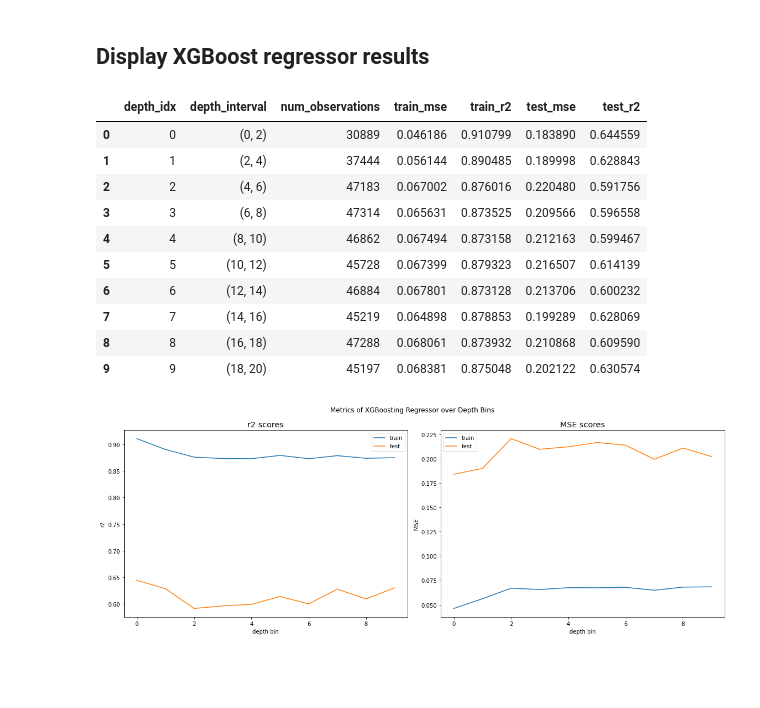
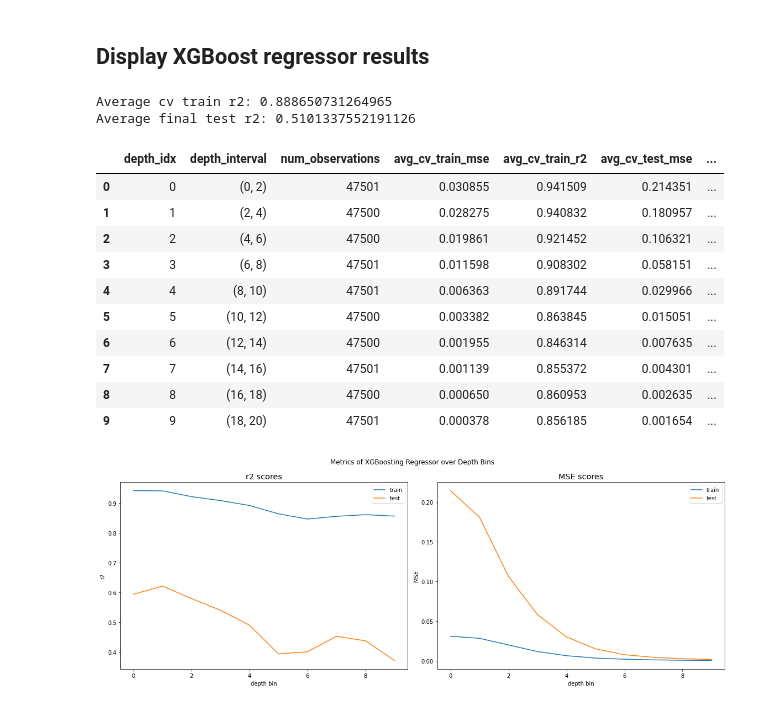
Before and after one commit to gnyirjesy/ocean-depth-characterization, a Jupyter notebook: preliminary_models/xgb_different_depths_ejd.ipynb, the cells around one changed output. Drawn from its saved outputs; the diff is of its cells as text; code cells hidden in the pictures; blank space fills up the shorter version.

```diff
--- a/preliminary_models/xgb_different_depths_ejd.ipynb
+++ b/preliminary_models/xgb_different_depths_ejd.ipynb
@@ -588,11 +495,41 @@ results_df_20 = pd.DataFrame(columns=['depth_idx', 'depth_interval', 'num_observ
 # %%
-# fit a gradient booting regression model for the first depth bin
+# fit a gradient booting regression model for the surface 20m
+verbose = 1
 plt.figure(figsize=(20,10))
 plt.suptitle('Predicted vs. True CHLA from XGBoosting Regressor by Depth Bin', fontsize='xx-large')
 
 for depth_idx in range(len(bins)-1):
-    data_df_20 = get_data_by_depth(sat_df, float_loc_df_20, depth_bin=depth_idx, verbose=0)
-    results_df_20 = run_for_depth(depth_idx=depth_idx, intervals=bins, data_df=data_df_20, results_df=results_df_20)
+
+    if verbose > 0:
+        print(f'DEPTH {depth_idx}: {bins[depth_idx]}m to {bins[depth_idx+1]}m')
+
+    # obtain data for this bin
+    data_df = get_data_by_depth(sat_df, float_loc_df, depth_bin=depth_idx)
+
+    # train-test-split and standardization
+    X_train, X_test, y_train, y_test = split_and_standardize(data_df, test_size=0.2)
+
+    if verbose > 0:
+        print(f'\tNum train samples: {X_train.shape[0]}', end='  |  ')
+        print(f'Num test samples: {X_test.shape[0]}')
+
+    # train, predict, and get scores for XGBoosting regressor
+    xgbr = XGBRegressor(n_estimators=100, max_depth=8, colsample_bytree=0.9)     # grow_policy = 'depthwise' or 'lossguide'
+    scores = train_and_get_scores(xgbr, X_train, y_train, metrics=['neg_mean_squared_error', 'r2'], n_splits=3, verbose=verbose)
+    train_preds, test_preds = fit_predict(xgbr, X_train, y_train, X_test, y_test)
+
+    if verbose > 0:
+        print(f'\tFinal test MSE: {mean_squared_error(y_test, test_preds):.4f}', end='  |  ')
+        print(f'Final test r2: {r2_score(y_test, test_preds):.4f}')
+
+    # plot predictions vs. true values
+    plot(depth_idx, bins, y_train, train_preds, y_test, test_preds)
+
+    # add scores to results dataframe
+    results_df.loc[results_df.shape[0]] = [depth_idx, (bins[depth_idx], bins[depth_idx+1]), data_df.shape[0]] + scores + [mean_squared_error(y_test, test_preds), r2_score(y_test, test_preds)]
+
+    if verbose > 0:
+        print()
 
 plt.tight_layout()
 plt.show()
@@ -742,42 +565,46 @@ Interval: 12m to 14m
 ## Display XGBoost regressor results
 # %%
 # display the dataframe od results
-results_df_20
+print(f'Average cv train r2: {np.mean(results_df["avg_cv_train_r2"])}')
+print(f'Average final test r2: {np.mean(results_df["final_test_r2"])}')
+results_df
 # %% [output]
+Average cv train r2: 0.888650731264965
+Average final test r2: 0.5101337552191126
-|  | depth_idx | depth_interval | num_observations | train_mse | train_r2 | test_mse | test_r2 |
-| 0 | 0 | (0, 2) | 30889 | 0.046186 | 0.910799 | 0.183890 | 0.644559 |
-| 1 | 1 | (2, 4) | 37444 | 0.056144 | 0.890485 | 0.189998 | 0.628843 |
-| 2 | 2 | (4, 6) | 47183 | 0.067002 | 0.876016 | 0.220480 | 0.591756 |
-| 3 | 3 | (6, 8) | 47314 | 0.065631 | 0.873525 | 0.209566 | 0.596558 |
-| 4 | 4 | (8, 10) | 46862 | 0.067494 | 0.873158 | 0.212163 | 0.599467 |
-| 5 | 5 | (10, 12) | 45728 | 0.067399 | 0.879323 | 0.216507 | 0.614139 |
-| 6 | 6 | (12, 14) | 46884 | 0.067801 | 0.873128 | 0.213706 | 0.600232 |
-| 7 | 7 | (14, 16) | 45219 | 0.064898 | 0.878853 | 0.199289 | 0.628069 |
-| 8 | 8 | (16, 18) | 47288 | 0.068061 | 0.873932 | 0.210868 | 0.609590 |
-| 9 | 9 | (18, 20) | 45197 | 0.068381 | 0.875048 | 0.202122 | 0.630574 |
+|  | depth_idx | depth_interval | num_observations | avg_cv_train_mse | avg_cv_train_r2 | avg_cv_test_mse | ... |
+| 0 | 0 | (0, 2) | 47501 | 0.030855 | 0.941509 | 0.214351 | ... |
+| 1 | 1 | (2, 4) | 47500 | 0.028275 | 0.940832 | 0.180957 | ... |
+| 2 | 2 | (4, 6) | 47500 | 0.019861 | 0.921452 | 0.106321 | ... |
+| 3 | 3 | (6, 8) | 47501 | 0.011598 | 0.908302 | 0.058151 | ... |
+| 4 | 4 | (8, 10) | 47501 | 0.006363 | 0.891744 | 0.029966 | ... |
+| 5 | 5 | (10, 12) | 47500 | 0.003382 | 0.863845 | 0.015051 | ... |
+| 6 | 6 | (12, 14) | 47500 | 0.001955 | 0.846314 | 0.007635 | ... |
+| 7 | 7 | (14, 16) | 47501 | 0.001139 | 0.855372 | 0.004301 | ... |
+| 8 | 8 | (16, 18) | 47500 | 0.000650 | 0.860953 | 0.002635 | ... |
+| 9 | 9 | (18, 20) | 47501 | 0.000378 | 0.856185 | 0.001654 | ... |
 # %%
 # plot metrics for different depths
 plt.figure(figsize=(16,6))
 plt.suptitle('Metrics of XGBoosting Regressor over Depth Bins')
 
 plt.subplot(1,2,1)
-plt.plot(range(results_df_20.shape[0]), results_df_20['train_r2'], label='train')
-plt.plot(range(results_df_20.shape[0]), results_df_20['test_r2'], label='test')
+plt.plot(range(results_df.shape[0]), results_df['avg_cv_train_r2'], label='train')
+plt.plot(range(results_df.shape[0]), results_df['avg_cv_test_r2'], label='test')
 plt.title('r2 scores', fontsize='x-large')
 plt.xlabel('depth bin')
 plt.ylabel('r2')
 plt.legend()
 
 plt.subplot(1,2,2)
-plt.plot(range(results_df_20.shape[0]), results_df_20['train_mse'], label='train')
-plt.plot(range(results_df_20.shape[0]), results_df_20['test_mse'], label='test')
+plt.plot(range(results_df.shape[0]), results_df['avg_cv_train_mse'], label='train')
+plt.plot(range(results_df.shape[0]), results_df['avg_cv_test_mse'], label='test')
 plt.title('MSE scores', fontsize='x-large')
 plt.xlabel('depth bin')
 plt.ylabel('MSE')
 plt.legend()
 
 plt.tight_layout()
 plt.show()
 # %% [output]
-[figure, old version]
+[figure, new version]
 # %%
```
Also changed, not shown: parts of 22 cells of this notebook.
